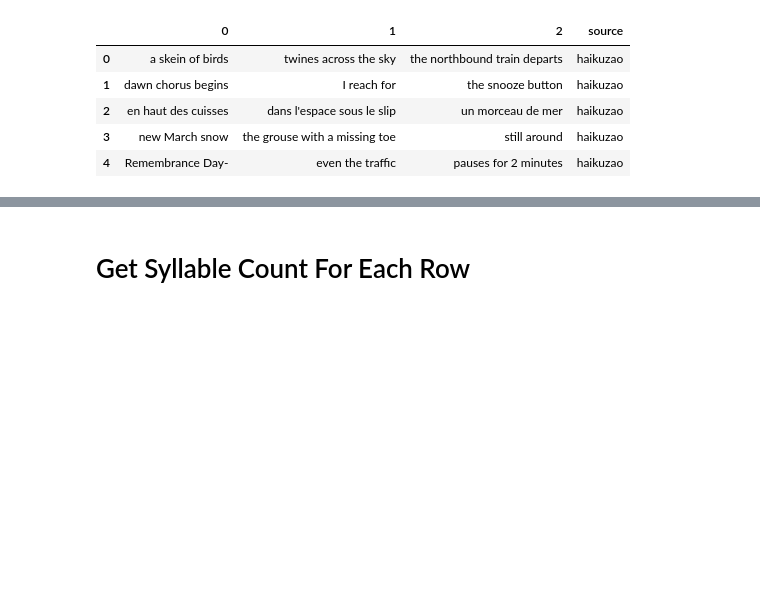
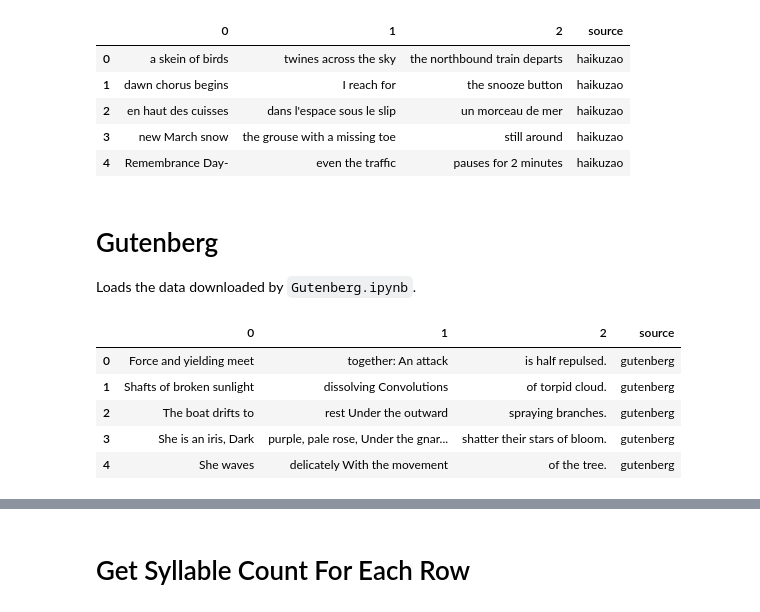
Before and after one commit to docmarionum1/haikurnn, a Jupyter notebook: notebooks/data/Preprocess Haikus.ipynb, the cells around one changed output, grey strips where cells are left out. Cells and saved outputs as stored; diff of their text form; code cells hidden in the pictures; blank space fills up the shorter version.

```diff
--- a/notebooks/data/Preprocess Haikus.ipynb
+++ b/notebooks/data/Preprocess Haikus.ipynb
@@ -125,3 +125,20 @@ df.head()
 | 2 | en haut des cuisses | dans l'espace sous le slip | un morceau de mer | haikuzao |
 | 3 | new March snow | the grouse with a missing toe | still around | haikuzao |
 | 4 | Remembrance Day- | even the traffic | pauses for 2 minutes | haikuzao |
+# %% [markdown]
+# Gutenberg
+
+Loads the data downloaded by `Gutenberg.ipynb`.
+# %%
+df = pd.read_csv(raw_path / 'gutenberg.csv')
+df = df['haiku'].str.split('\n', expand=True)
+df['source'] = 'gutenberg'
+all_haikus.append(df)
+df.head()
+# %% [output]
+|  | 0 | 1 | 2 | source |
+| 0 | Force and yielding meet | together: An attack | is half repulsed. | gutenberg |
+| 1 | Shafts of broken sunlight | dissolving Convolutions | of torpid cloud. | gutenberg |
+| 2 | The boat drifts to | rest Under the outward | spraying branches. | gutenberg |
+| 3 | She is an iris, Dark | purple, pale rose, Under the gnar... | shatter their stars of bloom. | gutenberg |
+| 4 | She waves | delicately With the movement | of the tree. | gutenberg |
```
Also changed, not shown: parts of 6 cells of this notebook, 22 other files.
